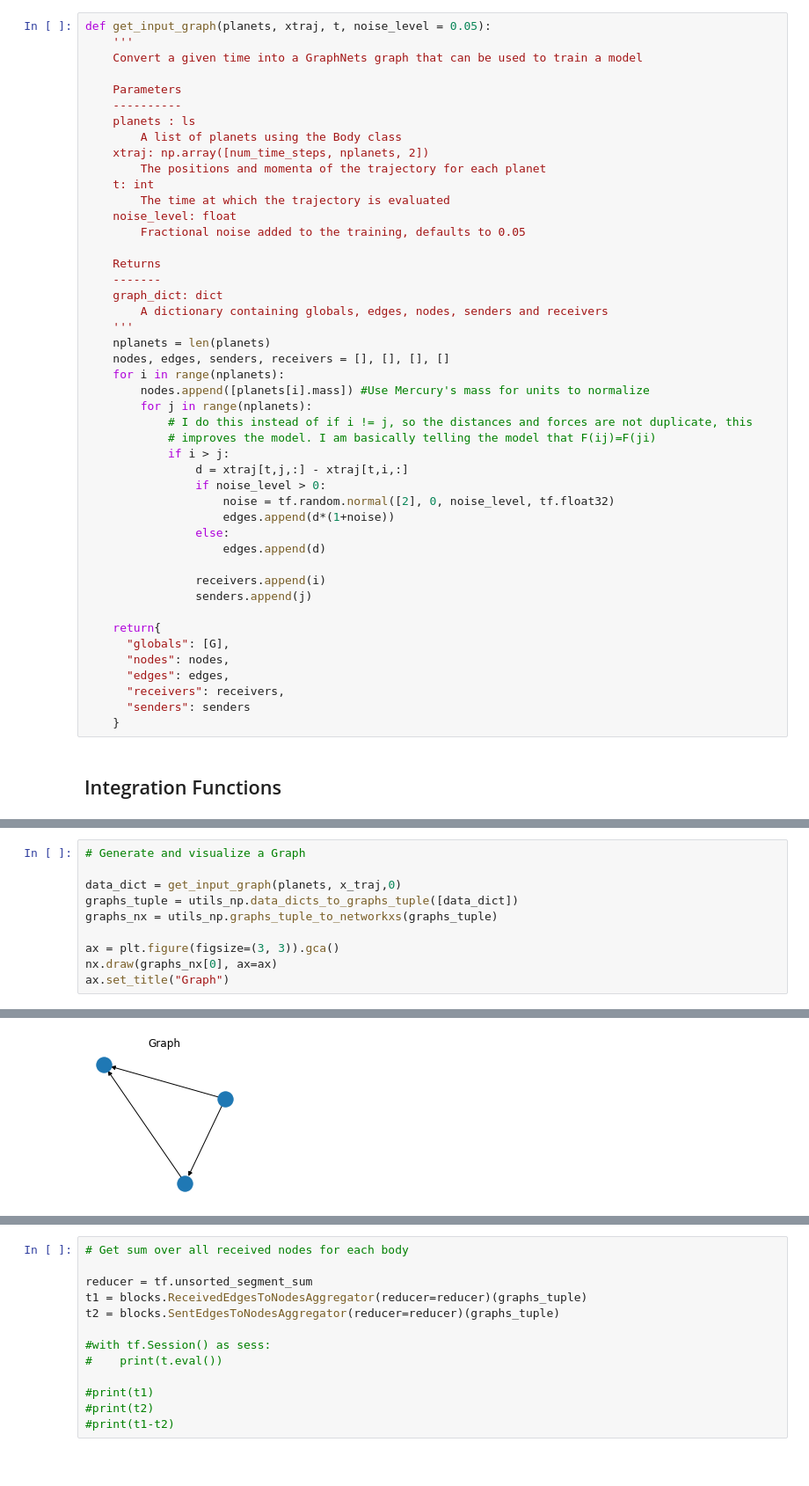
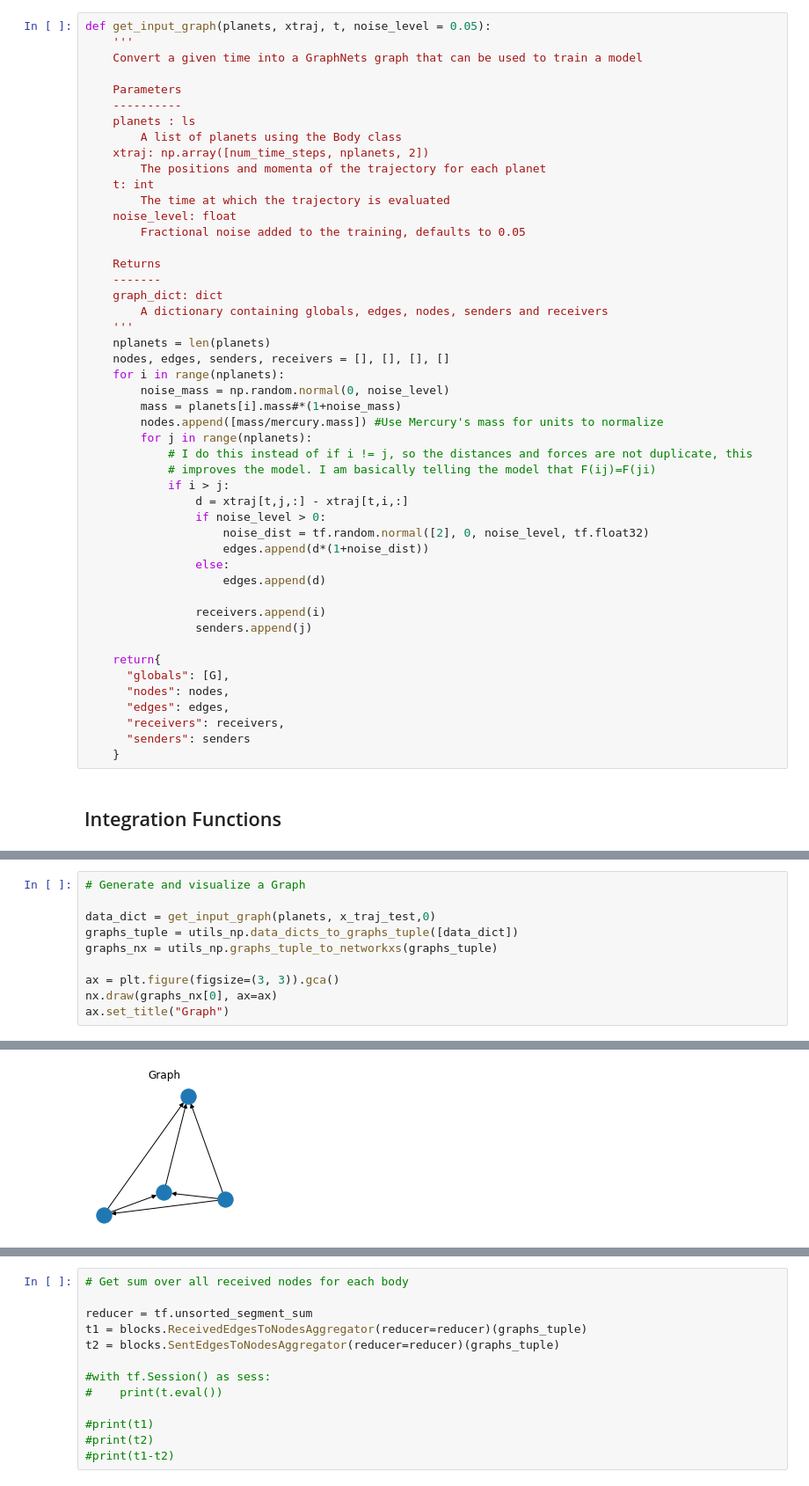
Before and after one commit to Pablo-Lemos/orbits, a Jupyter notebook: planets_graphnets.ipynb, the cells around one changed output, grey strips where cells are left out. Shown at 88% size. Cells and saved outputs as stored; diff of their text form.

```diff
--- a/planets_graphnets.ipynb
+++ b/planets_graphnets.ipynb
@@ -107,15 +109,17 @@ def get_input_graph(planets, xtraj, t, noise_level = 0.05):
     nplanets = len(planets)
     nodes, edges, senders, receivers = [], [], [], []
     for i in range(nplanets):
-        nodes.append([planets[i].mass]) #Use Mercury's mass for units to normalize
+        noise_mass = np.random.normal(0, noise_level)
+        mass = planets[i].mass#*(1+noise_mass)
+        nodes.append([mass/mercury.mass]) #Use Mercury's mass for units to normalize
         for j in range(nplanets):
             # I do this instead of if i != j, so the distances and forces are not duplicate, this
             # improves the model. I am basically telling the model that F(ij)=F(ji)
             if i > j:
                 d = xtraj[t,j,:] - xtraj[t,i,:]
                 if noise_level > 0:
-                    noise = tf.random.normal([2], 0, noise_level, tf.float32)
-                    edges.append(d*(1+noise))
+                    noise_dist = tf.random.normal([2], 0, noise_level, tf.float32)
+                    edges.append(d*(1+noise_dist))
                 else:
                     edges.append(d)
 
@@ -305,15 +434,15 @@ p_traj = tf.convert_to_tensor(p_traj_np, dtype=np.float32)
 # %%
 # Generate and visualize a Graph
 
-data_dict = get_input_graph(planets, x_traj,0)
+data_dict = get_input_graph(planets, x_traj_test,0)
 graphs_tuple = utils_np.data_dicts_to_graphs_tuple([data_dict])
 graphs_nx = utils_np.graphs_tuple_to_networkxs(graphs_tuple)
 
 ax = plt.figure(figsize=(3, 3)).gca()
 nx.draw(graphs_nx[0], ax=ax)
 ax.set_title("Graph")
 # %% [output]
 Text(0.5, 1.0, 'Graph')
-[figure, old version]
+[figure, new version]
 # %%
 graphs_tuple = utils_tf.data_dicts_to_graphs_tuple([data_dict])
```
Also changed, not shown: parts of 35 cells of this notebook.
